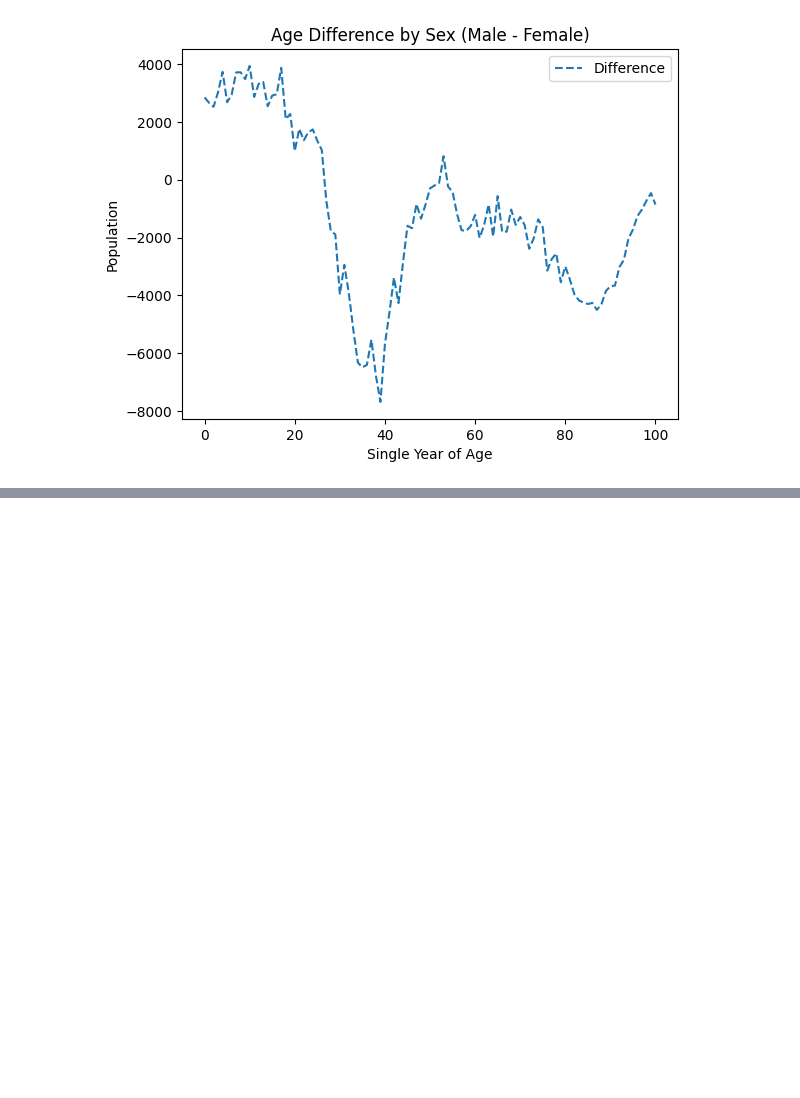
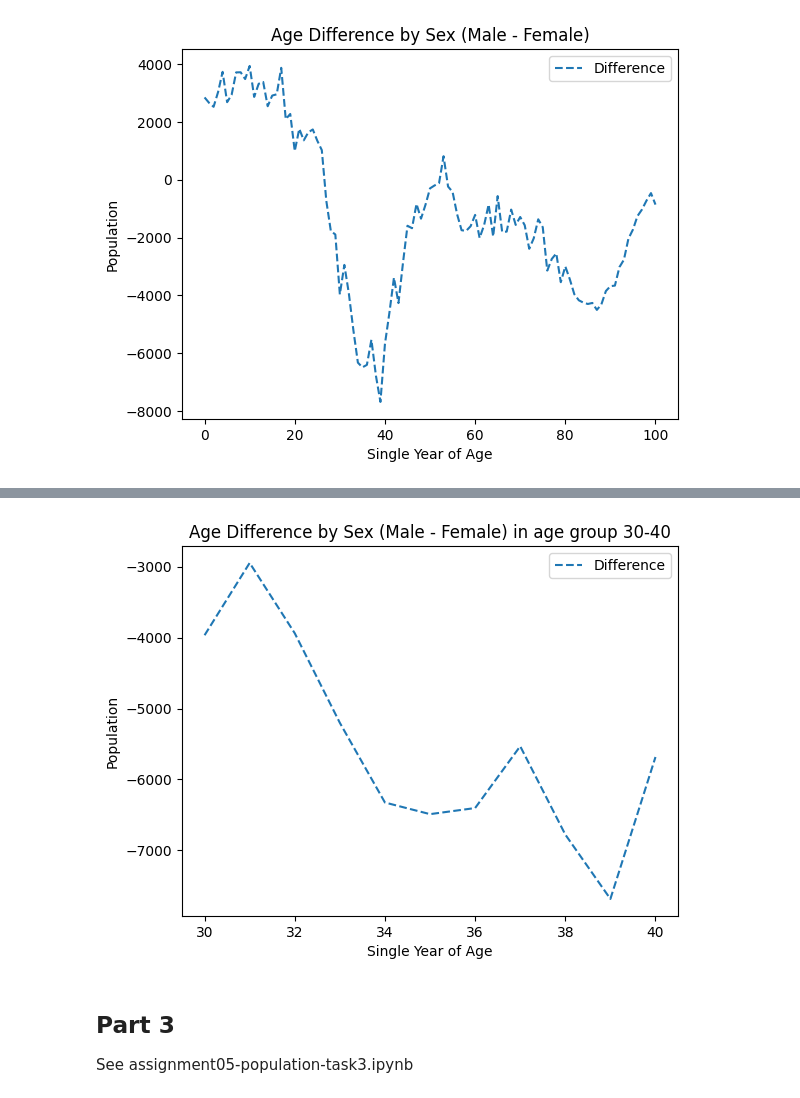
Before and after one commit to irenecelebrin/programming-for-data-analytics, a Jupyter notebook: my-tasks/assignment05-population.ipynb, the cells around one changed output, grey strips where cells are left out. Cells and saved outputs as stored; diff of their text form; code cells hidden in the pictures; blank space fills up the shorter version.

Commit message:
task 5, part 3

```diff
--- a/my-tasks/assignment05-population.ipynb
+++ b/my-tasks/assignment05-population.ipynb
@@ -226,0 +278,14 @@ plt.show()
+# %%
+# Plot the difference in population aged 30-40 by sex
+fig, ax = plt.subplots()
+ax.plot(age_group, age_group_analysis['Difference'], label='Difference', linestyle='--')
+ax.set_xlabel('Single Year of Age')
+ax.set_ylabel('Population')
+plt.legend()
+plt.title('Age Difference by Sex (Male - Female) in age group 30-40')
+plt.show()
+# %% [output]
+[figure, added]
+# %% [markdown]
+## Part 3
+See assignment05-population-task3.ipynb
```
Also changed, not shown: parts of 8 cells of this notebook, 2 other files.
